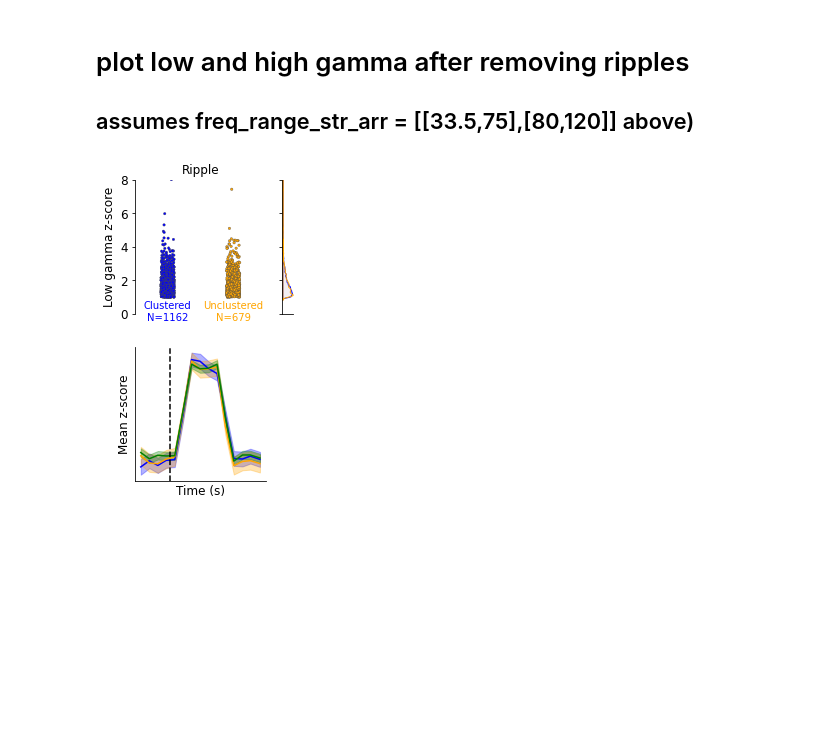
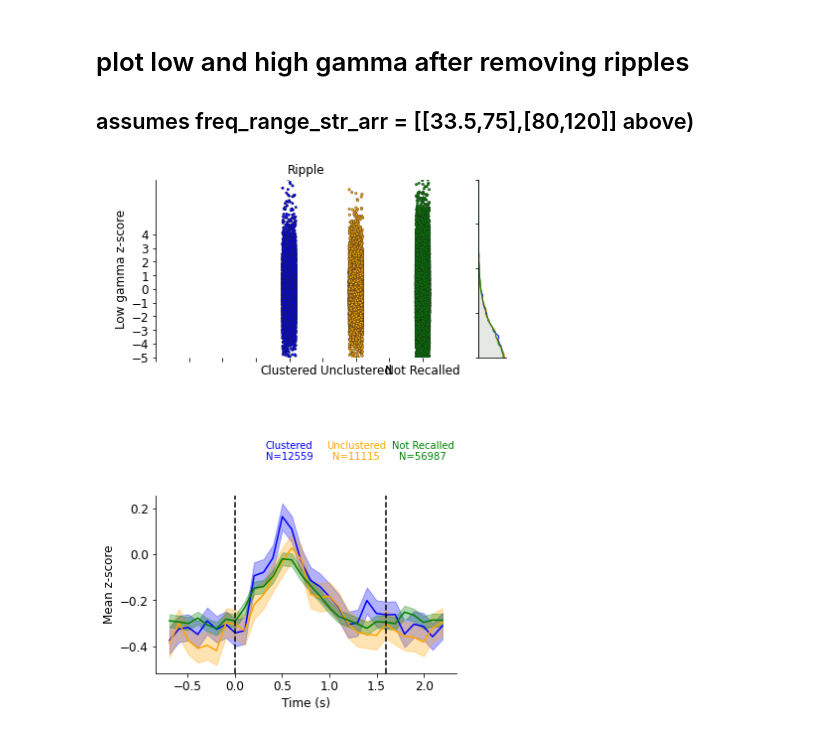
Before and after one commit to jjsakon/SWRrefactored, a Jupyter notebook: code/gammaByRippleNoRipple.ipynb, the cells around one changed output. Drawn from its saved outputs; the diff is of its cells as text; code cells hidden in the pictures; blank space fills up the shorter version.

Commit message:
2024-08-29 apparently never saved working gammaByRipple

```diff
--- a/code/gammaByRippleNoRipple.ipynb
+++ b/code/gammaByRippleNoRipple.ipynb
@@ -43,13 +43,13 @@ The autoreload extension is already loaded. To reload it, use:
   %reload_ext autoreload
 # %%
 # for now the plotting code only works with one region at a time
-region_name = ['HPC'] # ['ENT'] # ['AMY'] ['HPC']
-subregion = ['ca1'] #['ca1'] # can use [''] to select ALL subregions
+region_name = ['ENT'] # ['ENT'] # ['AMY'] ['HPC']
+subregion = [''] #['ca1'] # can use [''] to select ALL subregions
 task = 'catFR1' # 'catFR1'
 savePath = f'{base}/figures/'
 
 # 1 for encoding, 0 for recall
-encoding_mode_arr = [0] #,1] #[0,1]
+encoding_mode_arr = [1] #,1] #[0,1]
 freq_range_str_arr = [[33.5,75],[80,120]] #,[7,9],[33.5,75],[80,120]] #[[33.5,75],[80,120]] #,[2,4],[7,9]] # [80,178]
 # these were selecetd to avoid 60 and 120 Hz using np.logspace(np.log10(30),np.log10(75),10)
 
@@ -164,5 +164,5 @@ array(['R1004D', 'R1015J', 'R1024E', 'R1031M', 'R1032D', 'R1035M',
 # %%
-gamma_sd_thresh = 1.0
+gamma_sd_thresh = -11.0
 remove_first_recalls = 0 # if looking at recall might want to remove first recall of each list
 
 # select a patient?
@@ -200,6 +200,8 @@ if encoding_mode == 1:
 
     # average z-score over time for same range as ripples
     gamma_time_range = slice(int((1700+ripple_analysis_start)/z_factor),int((1700+ripple_analysis_end)/z_factor)) # +1700 since goes from -1.7 to 3.3 s
+    plot_time_range = slice(int(1000/z_factor),int(4000/z_factor))
+    time_bins = np.linspace(-0.7, 2.3, 150) # 100 bins from -0.2 to 2.0 seconds
 
 elif encoding_mode == 0:
     ripple_start_offset = -2000 # ripple matrix 2000 ms on either side of recall
@@ -208,6 +210,8 @@ elif encoding_mode == 0:
 
     # average z-score over time for same range as ripples
     gamma_time_range = slice(int((3000+ripple_analysis_start)/z_factor),int((3000+ripple_analysis_end)/z_factor)) # +3000 since goes from -3 to 3 s
+    plot_time_range = slice(int(1000/z_factor),int(5000/z_factor))
+    time_bins = np.linspace(-2.0, 2.0, 200) # 100 bins from -0.2 to 2.0 seconds
 
 # check power > thresh in gamma time range
 z_low_gamma_trials = np.mean(sub_Zs[0,:,gamma_time_range],1)>=gamma_sd_thresh
@@ -276,16 +280,16 @@ from 99 patients
 num_trials = np.shape(ripple_trials)[0]
 print(f'number of ripple trials: {sum(ripple_trials)} of total {num_trials} trials ({100*np.round(sum(ripple_trials)/num_trials,4)} %)')
 
-low_gamma_only = z_low_gamma_trials & ripple_trials #z_low_gamma_trials & ~ripple_trials
+low_gamma_only = z_low_gamma_trials # & ripple_trials #z_low_gamma_trials & ~ripple_trials
 print(f'number of low gamma trials > {gamma_sd_thresh} SD with no ripples: {sum(low_gamma_only)}')
 
-low_gamma_ripple = z_low_gamma_trials & ~ripple_trials #z_high_gamma_trials #& ~ripple_trials
+low_gamma_ripple = z_low_gamma_trials # & ~ripple_trials #z_high_gamma_trials #& ~ripple_trials
 print(f'number of high gamma trials > {gamma_sd_thresh} SD with no ripples: {sum(low_gamma_ripple)}')
 
-low_gamma_no_ripple = z_high_gamma_trials & ripple_trials #z_low_gamma_trials & ~ripple_trials & ~z_high_gamma_trials
+low_gamma_no_ripple = z_high_gamma_trials# & ripple_trials #z_low_gamma_trials & ~ripple_trials & ~z_high_gamma_trials
 print(f'number of low gamma trials > {gamma_sd_thresh} SD with no ripples/no high gamma: {sum(low_gamma_no_ripple)}')
 
-low_gamma_no_ripple_no_high_gamma = z_high_gamma_trials & ~ripple_trials # & ~z_high_gamma_trials
+low_gamma_no_ripple_no_high_gamma = z_high_gamma_trials# & ~ripple_trials # & ~z_high_gamma_trials
 print(f'number of high gamma trials > {gamma_sd_thresh} SD with no ripples/no low gamma: {sum(low_gamma_no_ripple_no_high_gamma)}')
 
 trial_combos = [low_gamma_only,low_gamma_ripple,low_gamma_no_ripple,low_gamma_no_ripple_no_high_gamma] # all 4 combos above
@@ -308,9 +312,6 @@ import matplotlib.gridspec as gridspec
 
 smoothing_triangle = 5
 swarm_ylimits = [0, 8.0]  # [-4.0,8.0]
-
-# Define your gamma_plot_range and time_bins based on encoding_mode (as in your original code)
-# ...
 
 font_size = 12
 plt.rcParams.update({'font.size': font_size})
@@ -326,10 +327,10 @@ clust_not_recalled = clust == 0
 trial_sums = sum(trial_combos,1)
 if encoding_mode == 1:
     plot_vars = [clust_clustered, clust_unclustered, clust_not_recalled]
-    figsize = [4,6]
+    figsize = [6,8]
 else:
     plot_vars = [clust_clustered, clust_unclustered]
-    figsize = [3,5]
+    figsize = [4,6]
 
 for i_plot, plot_set in enumerate(range(np.shape(sub_Zs)[0])):
 
@@ -357,15 +358,18 @@ for i_plot, plot_set in enumerate(range(np.shape(sub_Zs)[0])):
         # Combine the data for swarm two (Ripple (yes low gamma))
         swarm_clustered = sub_Zs[i_plot, trial_idxs & clust_clustered, gamma_time_range].mean(axis=1)
         swarm_unclustered = sub_Zs[i_plot, trial_idxs & clust_unclustered, gamma_time_range].mean(axis=1)
-        swarm_not_recalled = sub_Zs[i_plot, trial_idxs & clust_not_recalled, gamma_time_range].mean(axis=1)
+        if encoding_mode == 1:
+            swarm_not_recalled = sub_Zs[i_plot, trial_idxs & clust_not_recalled, gamma_time_range].mean(axis=1)
+            data_combined = np.concatenate([swarm_clustered, swarm_unclustered, swarm_not_recalled])
+            # Create simplified labels for each group
+            labels = ([label_strings[0]] * len(swarm_clustered) +
+                      [label_strings[1]] * len(swarm_unclustered) +
+                      [label_strings[2]] * len(swarm_not_recalled))
+        else:
+            data_combined = np.concatenate([swarm_clustered, swarm_unclustered])
+            labels = ([label_strings[0]] * len(swarm_clustered) +
+                      [label_strings[1]] * len(swarm_unclustered))
 
-        # Combine the data into a single array for swarm plots
-        data_combined = np.concatenate([swarm_clustered, swarm_unclustered, swarm_not_recalled])
-
-        # Create simplified labels for each group
-        labels = ([label_strings[0]] * len(swarm_clustered) +
-                  [label_strings[1]] * len(swarm_unclustered) +
-                  [label_strings[2]] * len(swarm_not_recalled))
 
         # Set up the figure with GridSpec
         fig = plt.figure(figsize=figsize)  # Adjusted figure size
@@ -418,43 +422,58 @@ for i_plot, plot_set in enumerate(range(np.shape(sub_Zs)[0])):
         ax_kde.spines['right'].set_visible(False)  # Remove right spine
 
         # PSTH plots
+
+        # Decimate time bins
+        decimation_factor = 5
+        time_bins_decimated = decimate(time_bins, decimation_factor)
+
+        def mean_and_se(data):
+            mean = data.mean(axis=0)
+            se = data.std(axis=0) / np.sqrt(data.shape[0])
+            return mean, se
+        mean_swarm_clustered, se_swarm_clustered = mean_and_se(sub_Zs[i_plot, trial_idxs & clust_clustered, plot_time_range])
+        mean_swarm_unclustered, se_swarm_unclustered = mean_and_se(sub_Zs[i_plot, trial_idxs & clust_unclustered, plot_time_range])
+
         ax_psth = fig.add_subplot(gs[1, :3])  # Only one plot here
         ax_psth.plot(time_bins_decimated, decimate(mean_swarm_clustered, decimation_factor), label='Clustered', color=palette['Clustered'])
         ax_psth.fill_between(time_bins_decimated,
                                   decimate(mean_swarm_clustered, decimation_factor) - decimate(se_swarm_clustered, decimation_factor),
                                   decimate(mean_swarm_clustered, decimation_factor) + decimate(se_swarm_clustered, decimation_factor),
                                   alpha=0.3, color=palette['Clustered'])
         ax_psth.plot(time_bins_decimated, decimate(mean_swarm_unclustered, decimation_factor), label='Unclustered', color=palette['Unclustered'])
         ax_psth.fill_between(time_bins_decimated,
                                   decimate(mean_swarm_unclustered, decimation_factor) - decimate(se_swarm_unclustered, decimation_factor),
                                   decimate(mean_swarm_unclustered, decimation_factor) + decimate(se_swarm_unclustered, decimation_factor),
                                   alpha=0.3, color=palette['Unclustered'])
-        ax_psth.plot(time_bins_decimated, decimate(mean_swarm_not_recalled, decimation_factor), label='Not Recalled', color=palette['Not Recalled'])
-        ax_psth.fill_between(time_bins_decimated,
-                                  decimate(mean_swarm_not_recalled, decimation_factor) - decimate(se_swarm_not_recalled, decimation_factor),
-                                  decimate(mean_swarm_not_recalled, decimation_factor) + decimate(se_swarm_not_recalled, decimation_factor),
-                                  alpha=0.3, color=palette['Not Recalled'])
+        if encoding_mode == 1:
+            mean_swarm_not_recalled, se_swarm_not_recalled = mean_and_se(sub_Zs[i_plot, trial_idxs & clust_not_recalled, plot_time_range])
+            ax_psth.plot(time_bins_decimated, decimate(mean_swarm_not_recalled, decimation_factor), label='Not Recalled', color=palette['Not Recalled'])
+            ax_psth.fill_between(time_bins_decimated,
+                                      decimate(mean_swarm_not_recalled, decimation_factor) - decimate(se_swarm_not_recalled, decimation_factor),
+                                      decimate(mean_swarm_not_recalled, decimation_factor) + decimate(se_swarm_not_recalled, decimation_factor),
+                                      alpha=0.3, color=palette['Not Recalled'])
         ax_psth.axvline(x=0.0, color='black', linestyle='--')
         if encoding_mode == 1:
             ax_psth.axvline(x=1.6, color='black', linestyle='--')
         ax_psth.set_xlabel('Time (s)')
         ax_psth.set_ylabel('Mean z-score')
 
         # Remove top and right spines for PSTH
         ax_psth.spines['top'].set_visible(False)
         ax_psth.spines['right'].set_visible(False)
-        ax_psth.set_xticks([])  # Remove x-ticks
-        ax_psth.set_yticks([])  # Remove y-ticks
+        ax_swarm.set_ylim(swarm_ylimits)
+        ax_swarm.set_yticks(np.arange(-5,5,1))
+        ax_swarm.set_xticks(np.arange(-2,2.01,0.5))
 
-        # Color the axis labels according to the bar color above them
-        for ticklabel, color in zip(ax_psth.get_xticklabels(), [palette['Clustered'], palette['Unclustered'], palette['Not Recalled']]):
-            ticklabel.set_color(color)
-        for ticklabel, color in zip(ax_psth.get_yticklabels(), [palette['Clustered'], palette['Unclustered'], palette['Not Recalled']]):
-            ticklabel.set_color(color)
+#         # Color the axis labels according to the bar color above them
+#         for ticklabel, color in zip(ax_psth.get_xticklabels(), [palette['Clustered'], palette['Unclustered'], palette['Not Recalled']]):
+#             ticklabel.set_color(color)
+#         for ticklabel, color in zip(ax_psth.get_yticklabels(), [palette['Clustered'], palette['Unclustered'], palette['Not Recalled']]):
+#             ticklabel.set_color(color)
 
         # Adjust layout to ensure the plots align correctly
         plt.tight_layout(h_pad=2)
         plt.show()
 a=1;
 # %% [output]
-[figure, old version]
+[figure, new version]
```
Also changed, not shown: parts of 8 cells of this notebook, 1 other file.
